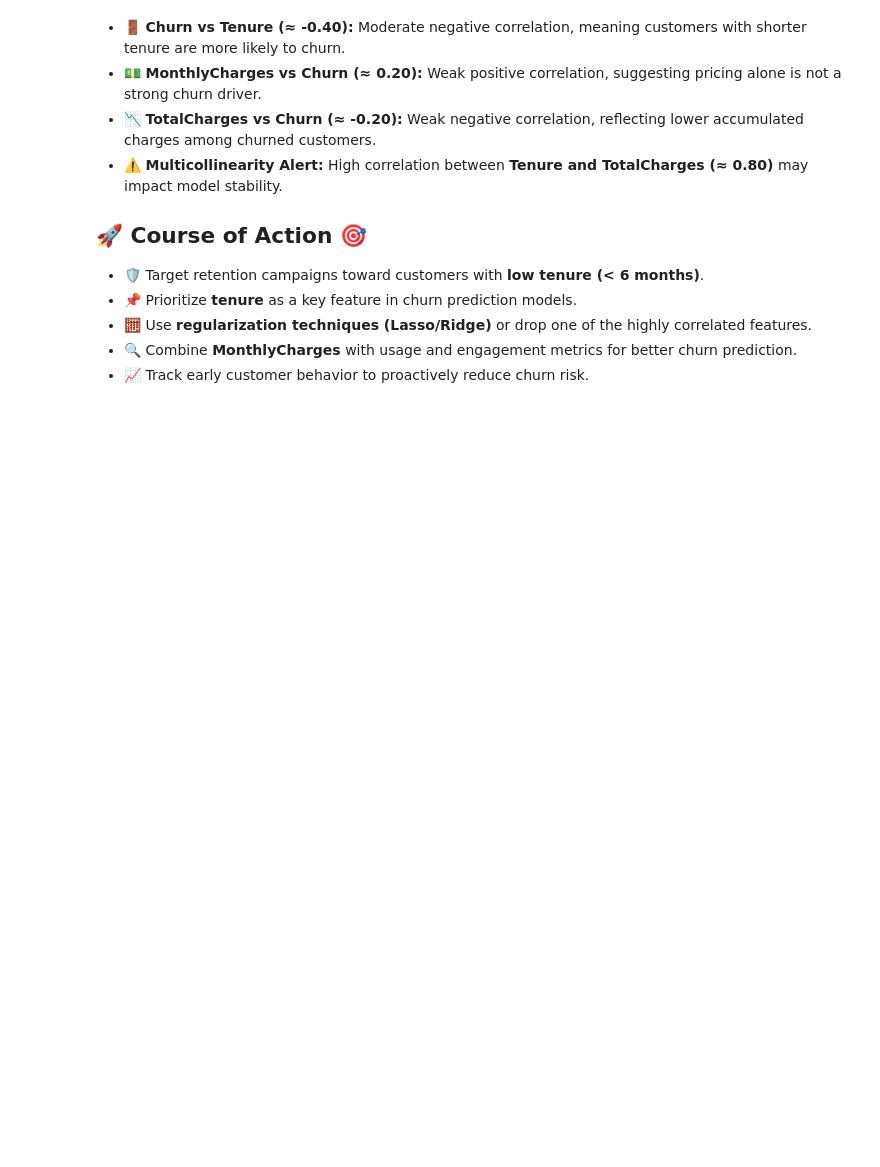
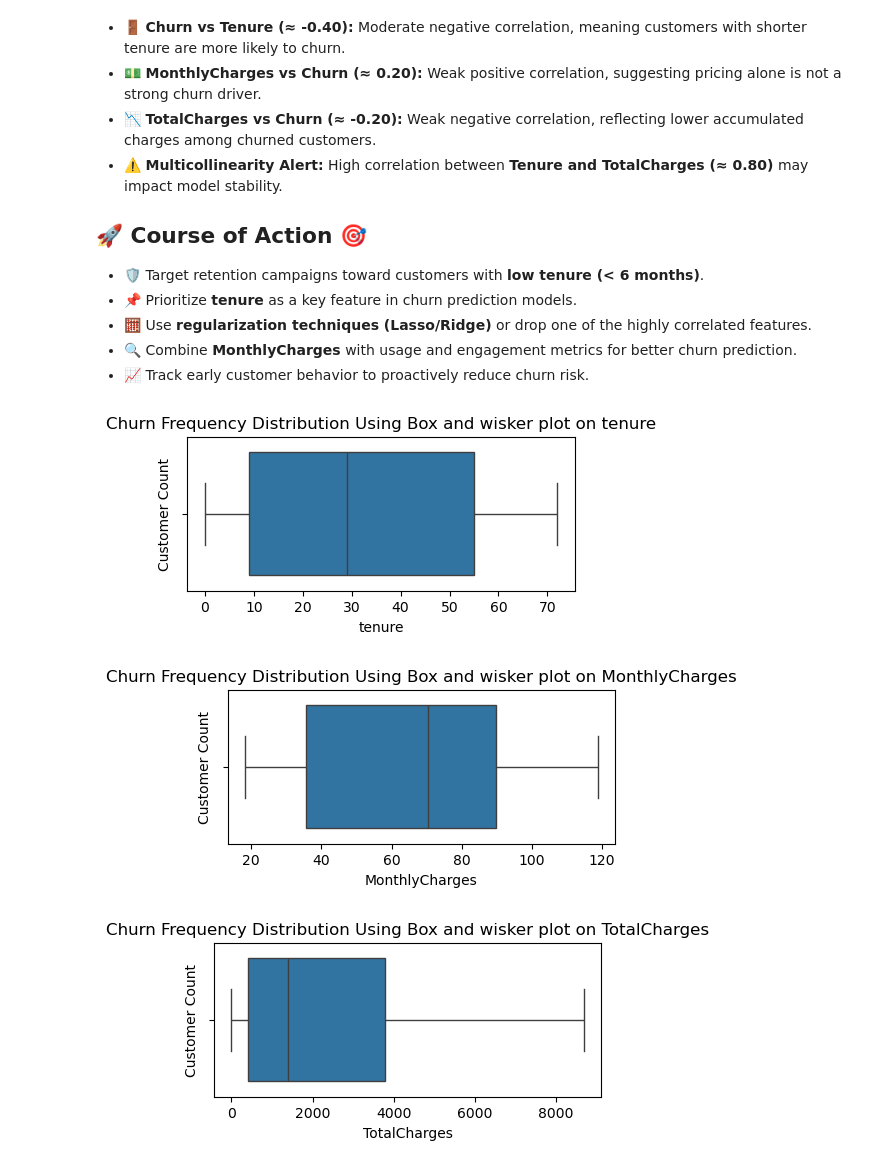
Before and after one commit to Ashna-kerol01/EDA-Project-, a Jupyter notebook: EDAfile1.ipynb, the cells around one changed output. Drawn from its saved outputs; the diff is of its cells as text; code cells hidden in the pictures; blank space fills up the shorter version.

```diff
--- a/EDAfile1.ipynb
+++ b/EDAfile1.ipynb
@@ -392,3 +392,16 @@ plt.show
 - 🧮 Use **regularization techniques (Lasso/Ridge)** or drop one of the highly correlated features.
 - 🔍 Combine **MonthlyCharges** with usage and engagement metrics for better churn prediction.
 - 📈 Track early customer behavior to proactively reduce churn risk.
+# %%
+
+X = ["tenure","MonthlyCharges","TotalCharges"]
+for i in X:
+     plt.figure(figsize = (5,2))
+     plt.title(f"Churn Frequency Distribution Using Box and wisker plot on {i}")
+     sbn.boxplot(x = i,data = df)
+     plt.ylabel("Customer Count")
+     plt.show()
+# %% [output]
+[figure, added]
+[figure, added]
+[figure, added]
```
Also changed, not shown: parts of 1 cell of this notebook.
